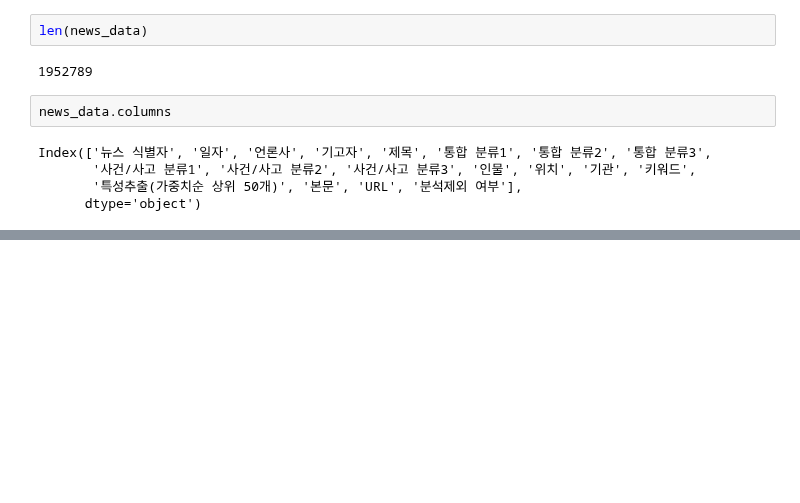
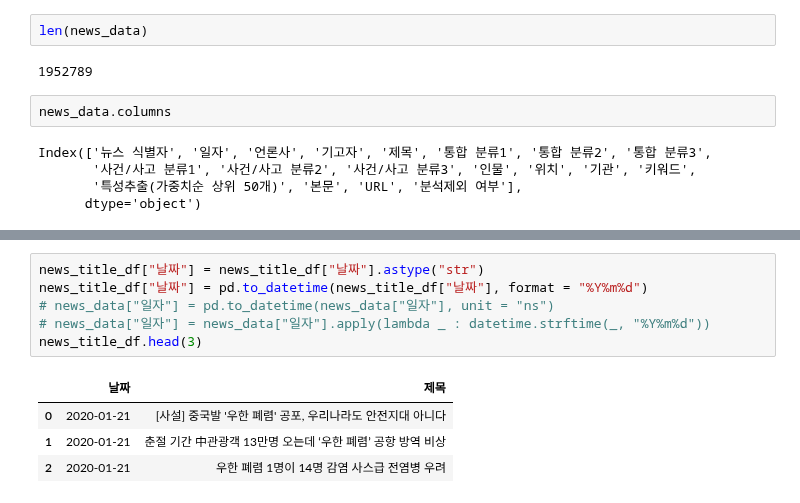
Before and after one commit to city1616/LikeLion_AI_SCHOOL_13th, a Jupyter notebook: 팀 프로젝트_01/04_news_data_to_csv.ipynb, the cells around one changed output, grey strips where cells are left out. Drawn from its saved outputs; the diff is of its cells as text; blank space fills up the shorter version.

```diff
--- a/팀 프로젝트_01/04_news_data_to_csv.ipynb
+++ b/팀 프로젝트_01/04_news_data_to_csv.ipynb
@@ -109,0 +165,11 @@ news_title_df.head(3)
+# %%
+news_title_df["날짜"] = news_title_df["날짜"].astype("str")
+news_title_df["날짜"] = pd.to_datetime(news_title_df["날짜"], format = "%Y%m%d")
+# news_data["일자"] = pd.to_datetime(news_data["일자"], unit = "ns")
+# news_data["일자"] = news_data["일자"].apply(lambda _ : datetime.strftime(_, "%Y%m%d"))
+news_title_df.head(3)
+# %% [output]
+|  | 날짜 | 제목 |
+| 0 | 2020-01-21 | [사설] 중국발 '우한 폐렴' 공포, 우리나라도 안전지대 아니다 |
+| 1 | 2020-01-21 | 춘절 기간 中관광객 13만명 오는데 ‘우한 폐렴’ 공항 방역 비상 |
+| 2 | 2020-01-21 | 우한 폐렴 1명이 14명 감염 사스급 전염병 우려 |
```
Also changed, not shown: parts of 13 cells of this notebook.
